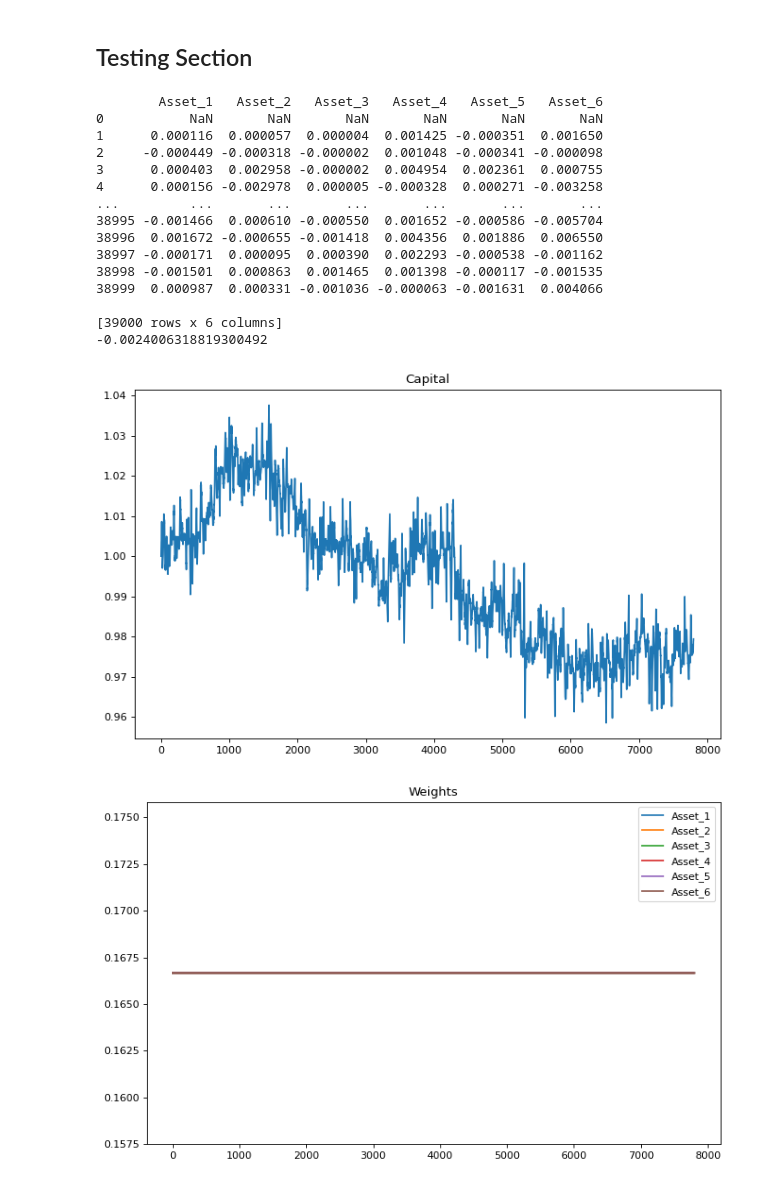
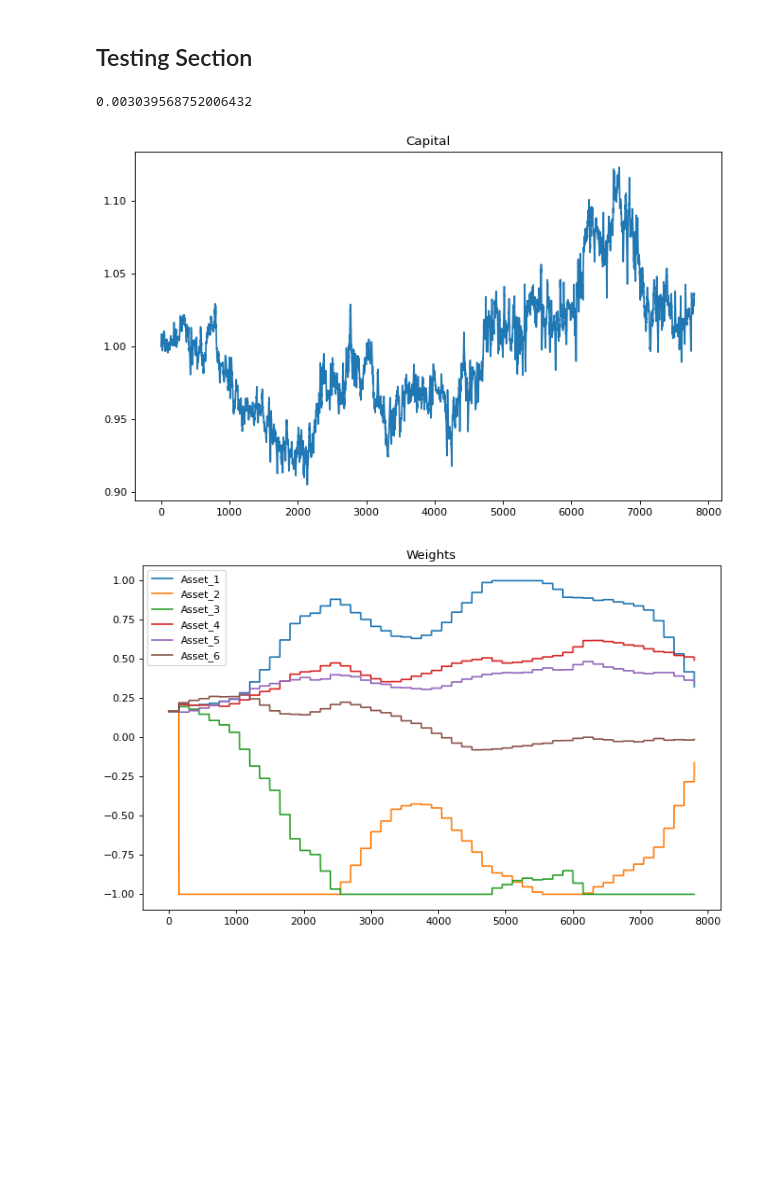
Before and after one commit to Lawrence2005/UChicago-Trading-Competition, a Jupyter notebook: Case2_HO_Independent.ipynb, the cells around one changed output. Cells and saved outputs as stored; diff of their text form; code cells hidden in the pictures; blank space fills up the shorter version.

```diff
--- a/Case2_HO_Independent.ipynb
+++ b/Case2_HO_Independent.ipynb
@@ -233,8 +233,3 @@ class Risk_Parity_Alloc(Allocator):
         return self.current_weights
 # %% [markdown]
 ## Mean Variance Allocation
-# %%
-class MV_Alloc(Allocator):
-
-    def __init__(self, train_data):
-        super().__init__(train_data)
@@ -242,66 +298,52 @@ class MV_Alloc(Allocator):
 ## Testing Section
 # %%
 # Backtesting Code
+
+data = pd.read_csv('Case2.csv')
+TRAIN, TEST = train_test_split(data, test_size = 0.2, shuffle = False)
 
 def grading(train_data, test_data):
     '''
     Grading Script
     '''
     weights = np.full(shape=(len(test_data.index),6), fill_value=0.0)
-    alloc = Risk_Parity_Alloc(train_data)
+    alloc = MV_Alloc(train_data)
     for i in range(0,len(test_data)):
-        #print(i)
         weights[i,:] = alloc.allocate_portfolio(test_data.iloc[i,:])
         if np.sum(weights < -1) or np.sum(weights > 1):
             raise Exception("Weights Outside of Bounds")
-
-    print(alloc.excess_returns)
 
     capital = [1]
     for i in range(len(test_data) - 1):
         shares = capital[-1] * weights[i] / np.array(test_data.iloc[i,:])
         balance = capital[-1] - np.dot(shares, np.array(test_data.iloc[i,:]))
         net_change = np.dot(shares, np.array(test_data.iloc[i+1,:]))
         capital.append(balance + net_change)
     capital = np.array(capital)
     returns = (capital[1:] - capital[:-1]) / capital[:-1]
 
     if np.std(returns) != 0:
         sharpe = np.mean(returns) / np.std(returns)
     else:
         sharpe = 0
 
     return sharpe, capital, weights
 
 sharpe, capital, weights = grading(TRAIN, TEST)
 #Sharpe gets printed to command line
 print(sharpe)
 
 plt.figure(figsize=(10, 6), dpi=80)
 plt.title("Capital")
 plt.plot(np.arange(len(TEST)), capital)
 plt.show()
 
 plt.figure(figsize=(10, 6), dpi=80)
 plt.title("Weights")
 plt.plot(np.arange(len(TEST)), weights)
 plt.legend(TEST.columns)
 plt.show()
 # %% [output]
-        Asset_1   Asset_2   Asset_3   Asset_4   Asset_5   Asset_6
-0           NaN       NaN       NaN       NaN       NaN       NaN
-1      0.000116  0.000057  0.000004  0.001425 -0.000351  0.001650
-2     -0.000449 -0.000318 -0.000002  0.001048 -0.000341 -0.000098
-3      0.000403  0.002958 -0.000002  0.004954  0.002361  0.000755
-4      0.000156 -0.002978  0.000005 -0.000328  0.000271 -0.003258
-...         ...       ...       ...       ...       ...       ...
-38995 -0.001466  0.000610 -0.000550  0.001652 -0.000586 -0.005704
-38996  0.001672 -0.000655 -0.001418  0.004356  0.001886  0.006550
-38997 -0.000171  0.000095  0.000390  0.002293 -0.000538 -0.001162
-38998 -0.001501  0.000863  0.001465  0.001398 -0.000117 -0.001535
-38999  0.000987  0.000331 -0.001036 -0.000063 -0.001631  0.004066
-
-[39000 rows x 6 columns]
--0.0024006318819300492
+0.003039568752006432
-[figure, old version]
+[figure, new version]
-[figure, old version]
+[figure, new version]
```
Also changed, not shown: parts of 1 cell of this notebook, 1 other file.
